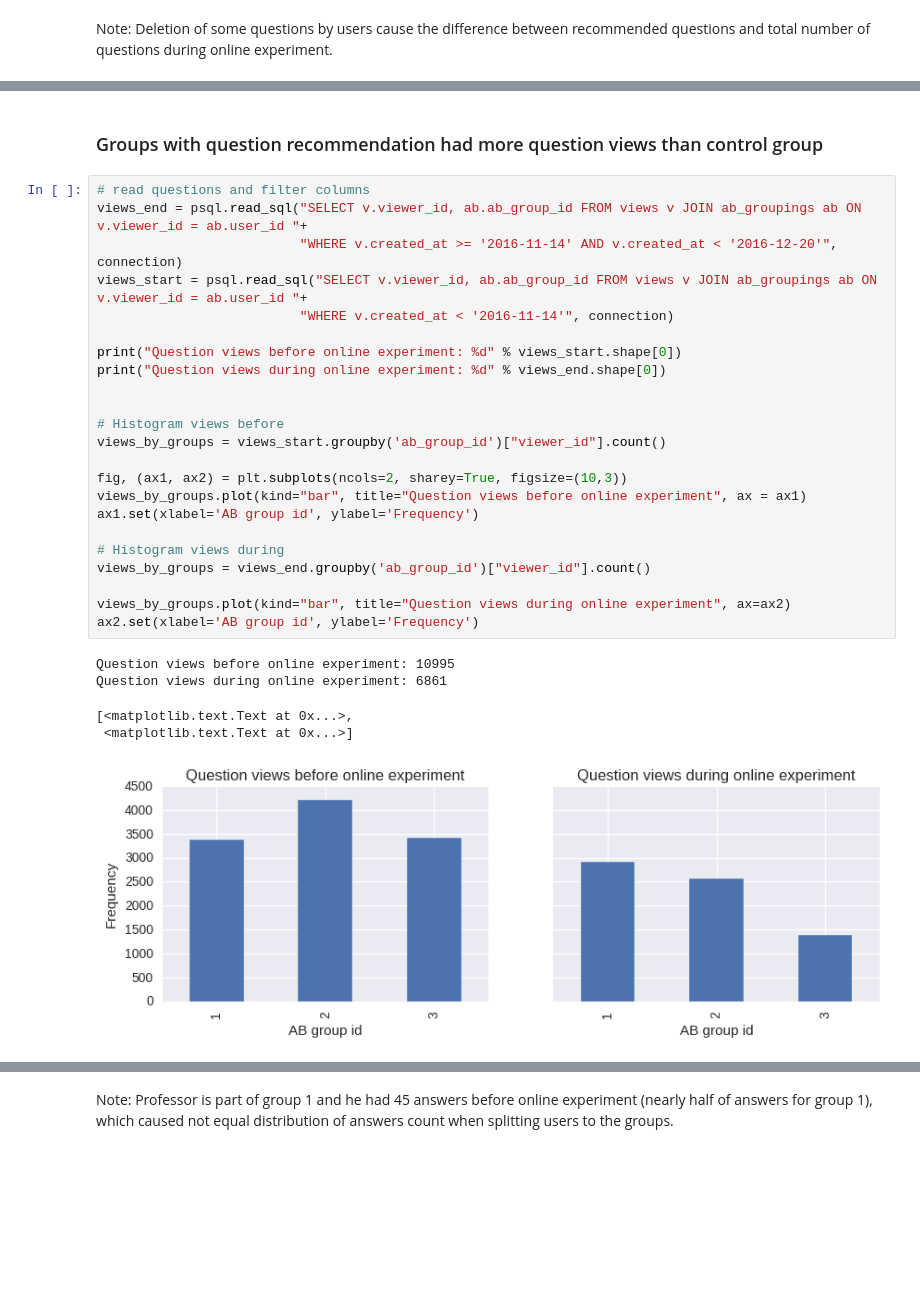
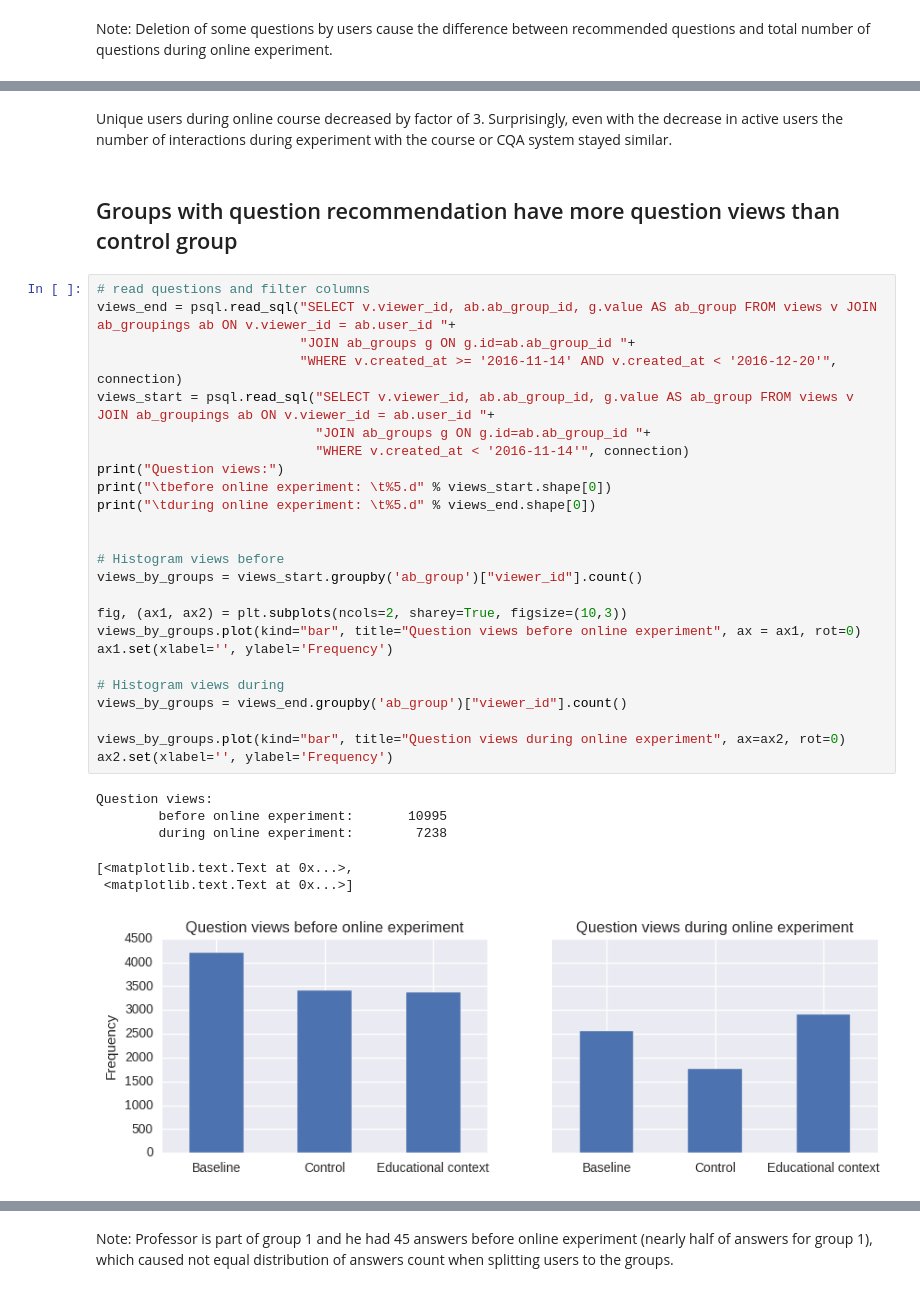
Before and after one commit to dmacjam/dp-analysis-evaluation, a Jupyter notebook: Online Evaluation.ipynb, the cells around one changed output, grey strips where cells are left out. Drawn from its saved outputs; the diff is of its cells as text; blank space fills up the shorter version.

```diff
--- a/Online Evaluation.ipynb
+++ b/Online Evaluation.ipynb
@@ -213,32 +246,37 @@ Unique users interacting with a course during online experiment: 850
+# %% [markdown]
+Unique users during online course decreased by factor of 3. Surprisingly, even with the decrease in active users the number of interactions during experiment with the course or CQA system stayed similar.
 # %% [markdown]
-### Groups with question recommendation had more question views than control group
+## Groups with question recommendation have more question views than control group
 # %%
 # read questions and filter columns
-views_end = psql.read_sql("SELECT v.viewer_id, ab.ab_group_id FROM views v JOIN ab_groupings ab ON v.viewer_id = ab.user_id "+
+views_end = psql.read_sql("SELECT v.viewer_id, ab.ab_group_id, g.value AS ab_group FROM views v JOIN ab_groupings ab ON v.viewer_id = ab.user_id "+
+                          "JOIN ab_groups g ON g.id=ab.ab_group_id "+
                           "WHERE v.created_at >= '2016-11-14' AND v.created_at < '2016-12-20'", connection)
-views_start = psql.read_sql("SELECT v.viewer_id, ab.ab_group_id FROM views v JOIN ab_groupings ab ON v.viewer_id = ab.user_id "+
-                          "WHERE v.created_at < '2016-11-14'", connection)
-
-print("Question views before online experiment: %d" % views_start.shape[0])
-print("Question views during online experiment: %d" % views_end.shape[0])
+views_start = psql.read_sql("SELECT v.viewer_id, ab.ab_group_id, g.value AS ab_group FROM views v JOIN ab_groupings ab ON v.viewer_id = ab.user_id "+
+                            "JOIN ab_groups g ON g.id=ab.ab_group_id "+
+                            "WHERE v.created_at < '2016-11-14'", connection)
+print("Question views:")
+print("\tbefore online experiment: \t%5.d" % views_start.shape[0])
+print("\tduring online experiment: \t%5.d" % views_end.shape[0])
 
 
 # Histogram views before
-views_by_groups = views_start.groupby('ab_group_id')["viewer_id"].count()
+views_by_groups = views_start.groupby('ab_group')["viewer_id"].count()
 
 fig, (ax1, ax2) = plt.subplots(ncols=2, sharey=True, figsize=(10,3))
-views_by_groups.plot(kind="bar", title="Question views before online experiment", ax = ax1)
-ax1.set(xlabel='AB group id', ylabel='Frequency')
+views_by_groups.plot(kind="bar", title="Question views before online experiment", ax = ax1, rot=0)
+ax1.set(xlabel='', ylabel='Frequency')
 
 # Histogram views during
-views_by_groups = views_end.groupby('ab_group_id')["viewer_id"].count()
+views_by_groups = views_end.groupby('ab_group')["viewer_id"].count()
 
-views_by_groups.plot(kind="bar", title="Question views during online experiment", ax=ax2)
-ax2.set(xlabel='AB group id', ylabel='Frequency')
+views_by_groups.plot(kind="bar", title="Question views during online experiment", ax=ax2, rot=0)
+ax2.set(xlabel='', ylabel='Frequency')
 # %% [output]
-Question views before online experiment: 10995
-Question views during online experiment: 6861
+Question views:
+        before online experiment:       10995
+        during online experiment:        7238
 [<matplotlib.text.Text at 0x...>,
  <matplotlib.text.Text at 0x...>]
-[figure, old version]
+[figure, new version]
 # %% [markdown]
```
Also changed, not shown: parts of 50 cells of this notebook.
